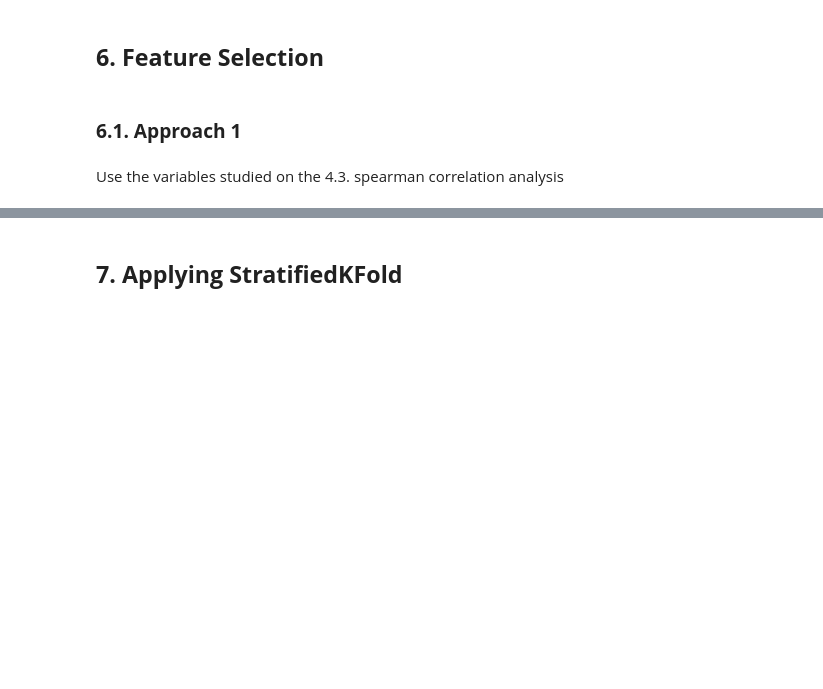
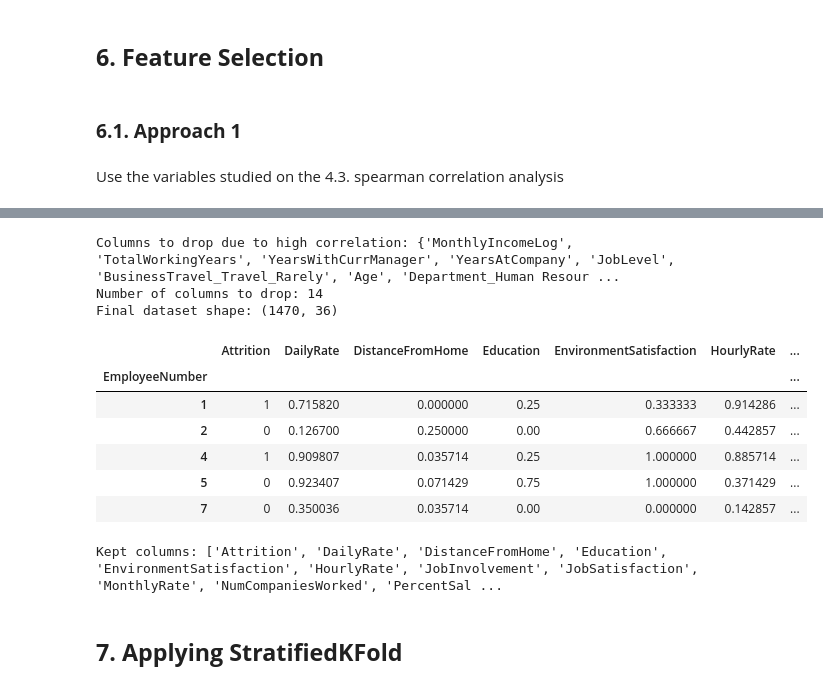
Before and after one commit to filipe-carmo/EDSB25_10, a Jupyter notebook: 3. Feature Eng and Feature Selection.ipynb, the cells around one changed output, grey strips where cells are left out. Saved outputs shown, nothing was run; the diff lists cells and outputs as text; code cells hidden in the pictures; blank space fills up the shorter version.

```diff
--- a/3. Feature Eng and Feature Selection.ipynb
+++ b/3. Feature Eng and Feature Selection.ipynb
@@ -847,3 +840,64 @@ Keep:
+# %%
+# If two variables are correlated, we drop one of them, keeping the variable with largest correlation with the target
+
+# Compute correlation matrix
+corr_matrix = HR_1_1.corr().abs()
+
+# Target variable correlation
+target = 'Attrition'
+target_corr = corr_matrix[target].drop(target)  # drop self-correlation
+
+# Correlation threshold
+threshold = 0.65
+
+# Initialize set for dropped columns
+drop_cols = set()
+
+# Iterate over the upper triangle of the correlation matrix
+for i in range(len(corr_matrix.columns)):
+    col1 = corr_matrix.columns[i]
+    if col1 == target or col1 in drop_cols:
+        continue
+
+    for j in range(i + 1, len(corr_matrix.columns)):
+        col2 = corr_matrix.columns[j]
+        if col2 == target or col2 in drop_cols:
+            continue
+
+        # Check correlation between two features
+        if corr_matrix.iloc[i, j] > threshold:
+            # Compare correlation with target
+            corr1 = target_corr.get(col1, 0)
+            corr2 = target_corr.get(col2, 0)
+
+            # Drop the one with smaller correlation to target
+            if corr1 >= corr2:
+                drop_cols.add(col2)
+            else:
+                drop_cols.add(col1)
+
+print("Columns to drop due to high correlation:", drop_cols)
+print("Number of columns to drop:", len(drop_cols))
+
+# Create final dataset
+HR_final = HR_1_1.drop(columns=list(drop_cols))
+print("Final dataset shape:", HR_final.shape)
+HR_final.head()
+# %% [output]
+Columns to drop due to high correlation: {'MonthlyIncomeLog', 'TotalWorkingYears', 'YearsWithCurrManager', 'YearsAtCompany', 'JobLevel', 'BusinessTravel_Travel_Rarely', 'Age', 'Department_Human Resour ...
+Number of columns to drop: 14
+Final dataset shape: (1470, 36)
+|  | Attrition | DailyRate | DistanceFromHome | Education | EnvironmentSatisfaction | HourlyRate | ... |
+| EmployeeNumber |  |  |  |  |  |  | ... |
+| 1 | 1 | 0.715820 | 0.000000 | 0.25 | 0.333333 | 0.914286 | ... |
+| 2 | 0 | 0.126700 | 0.250000 | 0.00 | 0.666667 | 0.442857 | ... |
+| 4 | 1 | 0.909807 | 0.035714 | 0.25 | 1.000000 | 0.885714 | ... |
+| 5 | 0 | 0.923407 | 0.071429 | 0.75 | 1.000000 | 0.371429 | ... |
+| 7 | 0 | 0.350036 | 0.035714 | 0.00 | 0.000000 | 0.142857 | ... |
+# %%
+print("Kept columns:", [c for c in HR_final.columns if c not in drop_cols])
+# %% [output]
+Kept columns: ['Attrition', 'DailyRate', 'DistanceFromHome', 'Education', 'EnvironmentSatisfaction', 'HourlyRate', 'JobInvolvement', 'JobSatisfaction', 'MonthlyRate', 'NumCompaniesWorked', 'PercentSal ...
 # %% [markdown]
 ## **7. Applying StratifiedKFold**
 # %%
```
Also changed, not shown: parts of 19 cells of this notebook.
